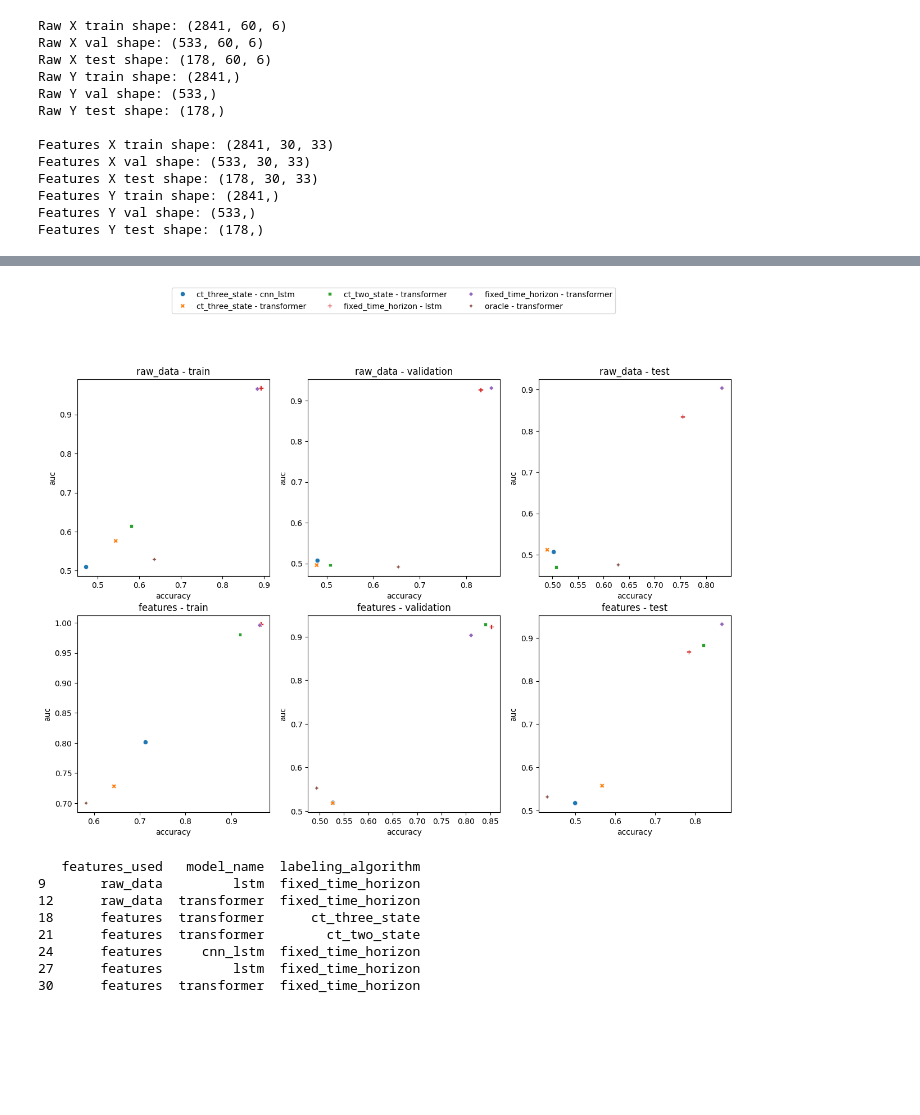
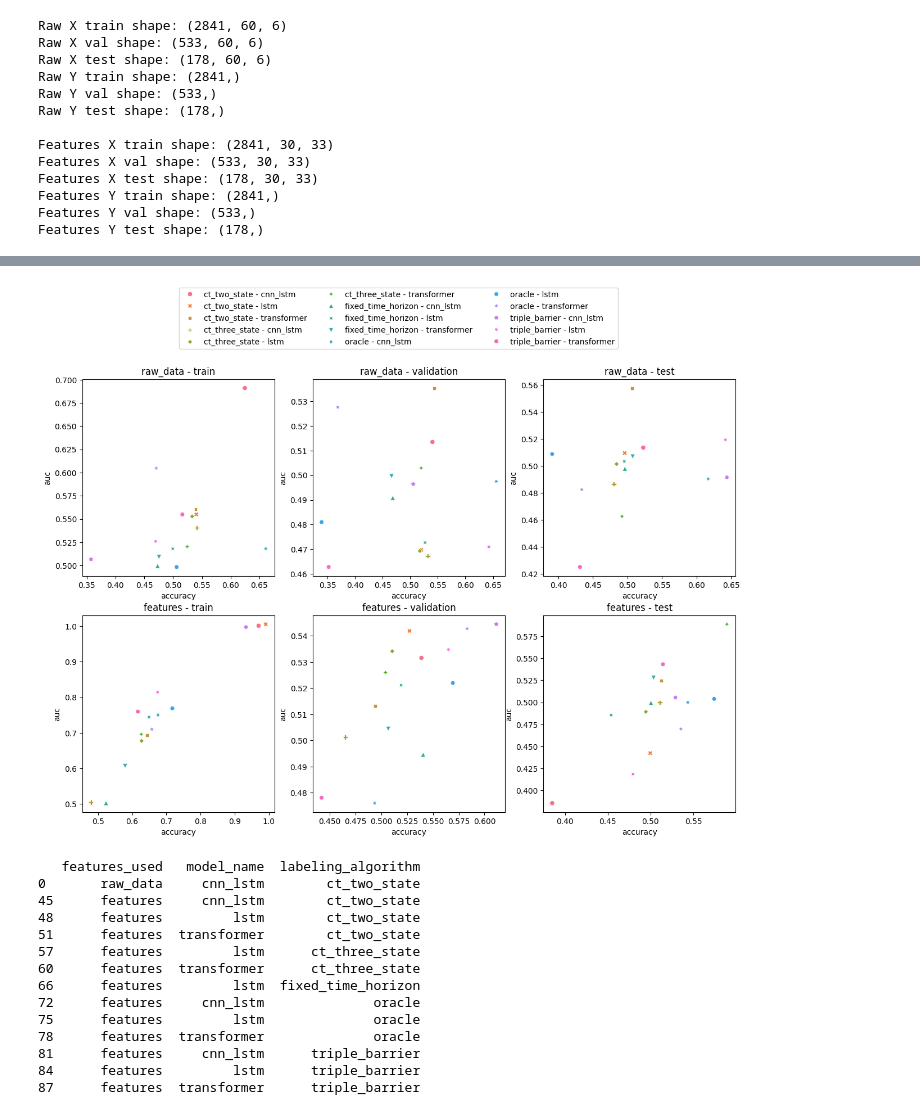
Before and after one commit to MDzaja/MasterThesis, a Jupyter notebook: models/test.ipynb, the cells around one changed output, grey strips where cells are left out. Saved outputs shown, nothing was run; the diff lists cells and outputs as text; code cells hidden in the pictures; blank space fills up the shorter version.

Commit message:
executed train test on weighted samples

```diff
--- a/models/test.ipynb
+++ b/models/test.ipynb
@@ -170,7 +182,7 @@ print(filtered_df[['features_used', 'model_name', 'labeling_algorithm']].drop_du
 # %%
-metrics_df = model_utils.plot_acc_auc('test_logs/test3/metrics.json')
+metrics_df = model_utils.plot_acc_auc('../artifacts/models/test_logs/all_comb_patience_15/metrics.json')
 # %% [output]
-[figure, old version]
+[figure, new version]
 # %%
 filtered_df = metrics_df[
     (metrics_df['accuracy'] > 0.6) & (metrics_df['accuracy'] <= 1.1) &
@@ -180,10 +192,16 @@ filtered_df = metrics_df[
 print(filtered_df[['features_used', 'model_name', 'labeling_algorithm']].drop_duplicates())
 # %% [output]
    features_used   model_name  labeling_algorithm
-9       raw_data         lstm  fixed_time_horizon
-12      raw_data  transformer  fixed_time_horizon
-18      features  transformer      ct_three_state
-21      features  transformer        ct_two_state
-24      features     cnn_lstm  fixed_time_horizon
-27      features         lstm  fixed_time_horizon
-30      features  transformer  fixed_time_horizon
+0       raw_data     cnn_lstm        ct_two_state
+45      features     cnn_lstm        ct_two_state
+48      features         lstm        ct_two_state
+51      features  transformer        ct_two_state
+57      features         lstm      ct_three_state
+60      features  transformer      ct_three_state
+66      features         lstm  fixed_time_horizon
+72      features     cnn_lstm              oracle
+75      features         lstm              oracle
+78      features  transformer              oracle
+81      features     cnn_lstm      triple_barrier
+84      features         lstm      triple_barrier
+87      features  transformer      triple_barrier
```
Also changed, not shown: parts of 8 cells of this notebook, 15 other files.
